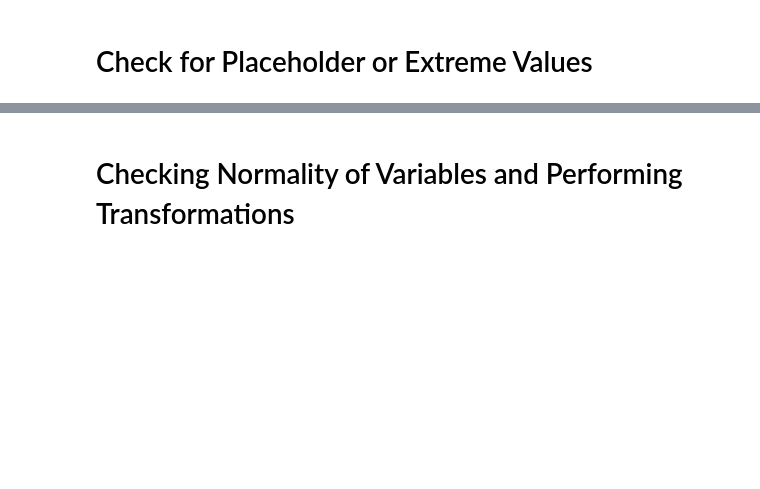
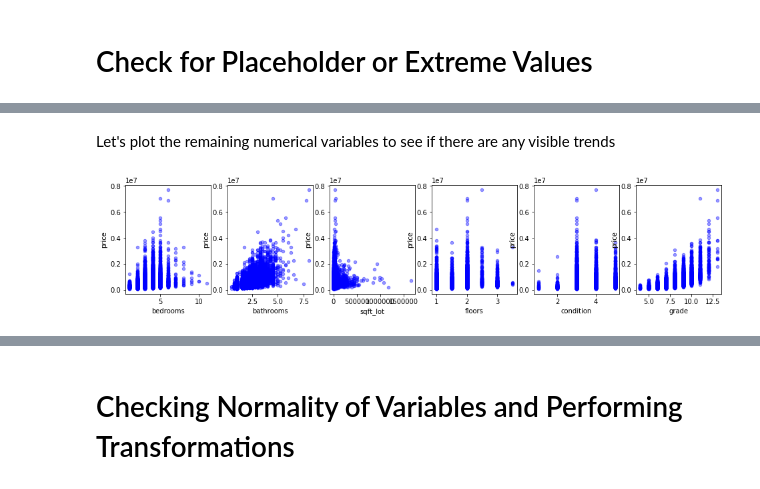
Before and after one commit to luicyfruit/dsc-1-final-project-online-ds-pt-021119, a Jupyter notebook: student.ipynb, the cells around one changed output, grey strips where cells are left out. Saved outputs shown, nothing was run; the diff lists cells and outputs as text; code cells hidden in the pictures; blank space fills up the shorter version.

```diff
--- a/student.ipynb
+++ b/student.ipynb
@@ -429,0 +301,12 @@ AttributeError: 'DataFrame' object has no attribute 'condition'
+# %%
+## convert to date.time so it's no longer an object
+df.date = pd.to_datetime(df.date)
+
+# Convert as a categorical variable
+df['month'] = df.date.dt.month_name().astype('category')
+df.drop('date', axis = 1, inplace = True)
+# %%
+# Convert months to dummies and add to DF
+month_dummy = pd.get_dummies(df.month)
+df = df.drop([ 'month'], axis = 1)
+df =  pd.concat([df,  month_dummy], axis=1)
@@ -429,0 +315,2 @@ AttributeError: 'DataFrame' object has no attribute 'condition'
+# %%
+df = df.drop('sqft_living', axis = 1)
@@ -429,0 +343,15 @@ AttributeError: 'DataFrame' object has no attribute 'condition'
+# %% [markdown]
+Let's plot the remaining numerical variables to see if there are any visible trends
+# %%
+import matplotlib.pyplot as plt
+%matplotlib inline
+
+feature_cols = ['bedrooms', 'bathrooms', 'sqft_lot', 'floors',
+        'condition', 'grade', 'sqft_above', 'yr_built','sqft_living15', 'sqft_lot15', 'price', 'zip_means']
+
+fig, axes = plt.subplots(nrows=1, ncols=6, figsize=(16,3))
+
+for xcol, ax in zip(list(feature_cols)[0:6], axes):
+    df.plot(kind='scatter', x= xcol, y="price", ax=ax, alpha=0.4, color='b')
+# %% [output]
+[figure, added]
```
Also changed, not shown: parts of 124 cells of this notebook.
